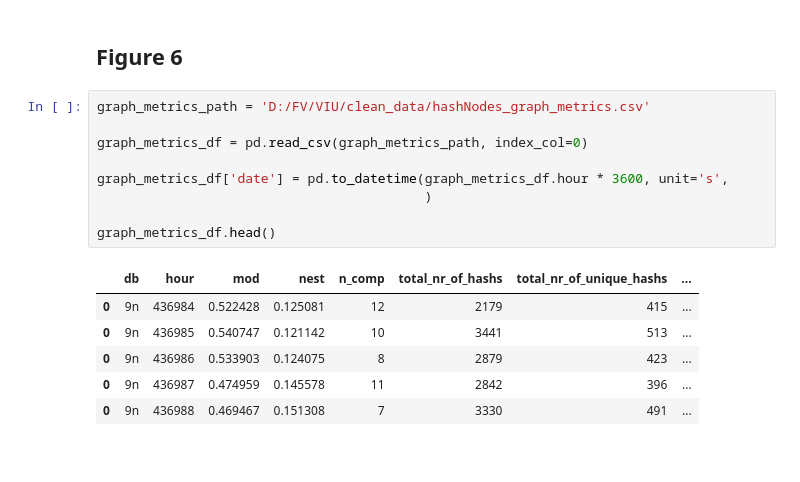
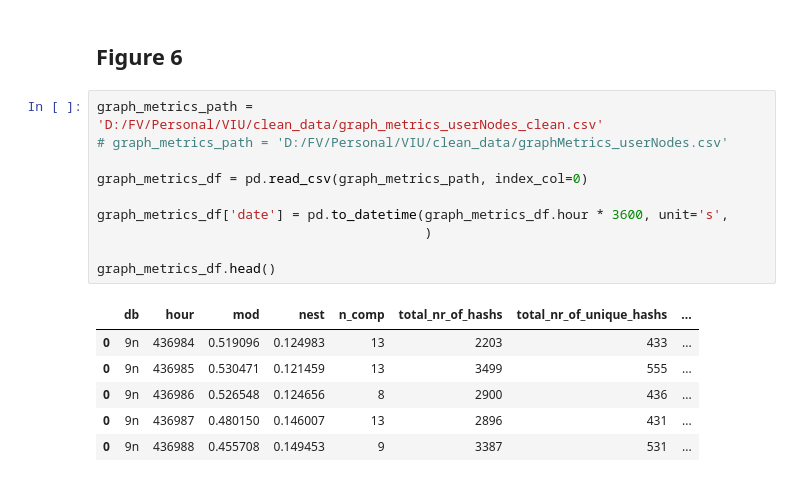
Before and after one commit to ffviana/VIU, a Jupyter notebook: 2_userNodes_network_analysis.ipynb, the cells around one changed output. Cells and saved outputs as stored; diff of their text form.

```diff
--- a/2_userNodes_network_analysis.ipynb
+++ b/2_userNodes_network_analysis.ipynb
@@ -158,18 +118,19 @@ complete_df
 # %% [markdown]
 ## Figure 6
 # %%
-graph_metrics_path = 'D:/FV/VIU/clean_data/hashNodes_graph_metrics.csv'
+graph_metrics_path = 'D:/FV/Personal/VIU/clean_data/graph_metrics_userNodes_clean.csv'
+# graph_metrics_path = 'D:/FV/Personal/VIU/clean_data/graphMetrics_userNodes.csv'
 
 graph_metrics_df = pd.read_csv(graph_metrics_path, index_col=0)
 
 graph_metrics_df['date'] = pd.to_datetime(graph_metrics_df.hour * 3600, unit='s',
                                           )
 
 graph_metrics_df.head()
 # %% [output]
 |  | db | hour | mod | nest | n_comp | total_nr_of_hashs | total_nr_of_unique_hashs | ... |
-| 0 | 9n | 436984 | 0.522428 | 0.125081 | 12 | 2179 | 415 | ... |
-| 0 | 9n | 436985 | 0.540747 | 0.121142 | 10 | 3441 | 513 | ... |
-| 0 | 9n | 436986 | 0.533903 | 0.124075 | 8 | 2879 | 423 | ... |
-| 0 | 9n | 436987 | 0.474959 | 0.145578 | 11 | 2842 | 396 | ... |
-| 0 | 9n | 436988 | 0.469467 | 0.151308 | 7 | 3330 | 491 | ... |
+| 0 | 9n | 436984 | 0.519096 | 0.124983 | 13 | 2203 | 433 | ... |
+| 0 | 9n | 436985 | 0.530471 | 0.121459 | 13 | 3499 | 555 | ... |
+| 0 | 9n | 436986 | 0.526548 | 0.124656 | 8 | 2900 | 436 | ... |
+| 0 | 9n | 436987 | 0.480150 | 0.146007 | 13 | 2896 | 431 | ... |
+| 0 | 9n | 436988 | 0.455708 | 0.149453 | 9 | 3387 | 531 | ... |
```
Also changed, not shown: parts of 8 cells of this notebook, 27 other files.
